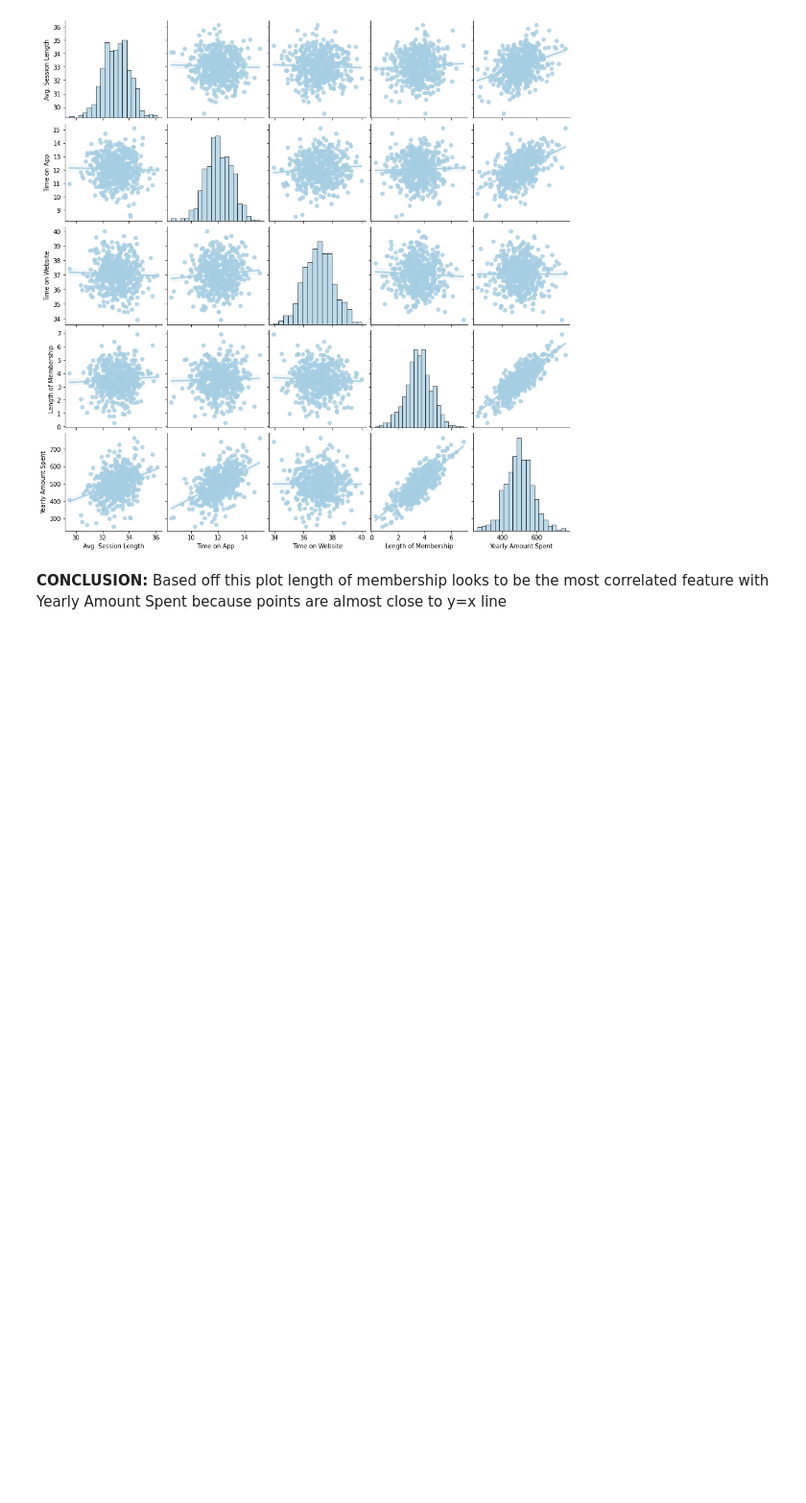
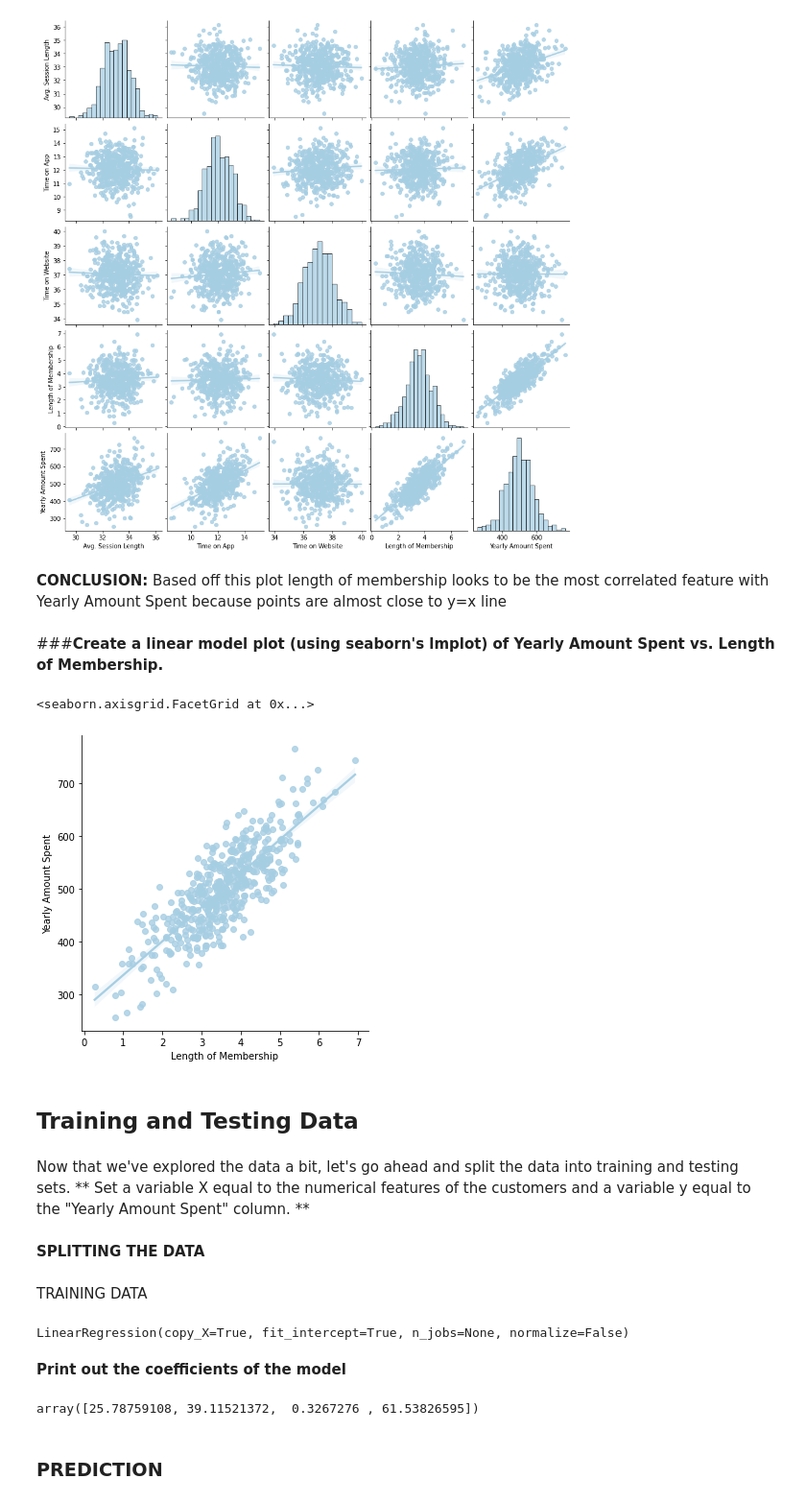
Before and after one commit to KumarGaurav20/ML-HOMEWORK, a Jupyter notebook: ML_AS1.ipynb, the cells around one changed output. Shown: that part at 96% size. Drawn from its saved outputs; the diff is of its cells as text; code cells hidden in the pictures; blank space fills up the shorter version.

Commit message:
VERSION 6: TRAINING AND PREDICTION COMPLETE

```diff
--- a/ML_AS1.ipynb
+++ b/ML_AS1.ipynb
@@ -177,3 +178,17 @@ sns.pairplot(customer_data, kind='reg')
 [figure]
 # %% [markdown]
 **CONCLUSION:** Based off this plot length of membership  looks to be the most correlated feature with Yearly Amount Spent because points are almost close to y=x line
+# %% [markdown]
+###**Create a linear model plot (using seaborn's lmplot) of  Yearly Amount Spent vs. Length of Membership.**
+# %%
+sns.lmplot(x='Length of Membership',y='Yearly Amount Spent',data=customer_data)
+# %% [output]
+<seaborn.axisgrid.FacetGrid at 0x...>
+[figure, added]
+# %% [markdown]
+## Training and Testing Data
+# %% [markdown]
+Now that we've explored the data a bit, let's go ahead and split the data into training and testing sets.
+** Set a variable X equal to the numerical features of the customers and a variable y equal to the "Yearly Amount Spent" column. **
+# %% [markdown]
+**SPLITTING THE DATA**
@@ -179,0 +198,2 @@ sns.pairplot(customer_data, kind='reg')
+# %% [markdown]
+TRAINING DATA
@@ -179,0 +202,13 @@ sns.pairplot(customer_data, kind='reg')
+# %%
+#Fittin our model
+regr.fit(X_train,y_train)
+# %% [output]
+LinearRegression(copy_X=True, fit_intercept=True, n_jobs=None, normalize=False)
+# %% [markdown]
+**Print out the coefficients of the model**
+# %%
+regr.coef_
+# %% [output]
+array([25.78759108, 39.11521372,  0.3267276 , 61.53826595])
+# %% [markdown]
+### PREDICTION
```
Also changed, not shown: parts of 6 cells of this notebook.
